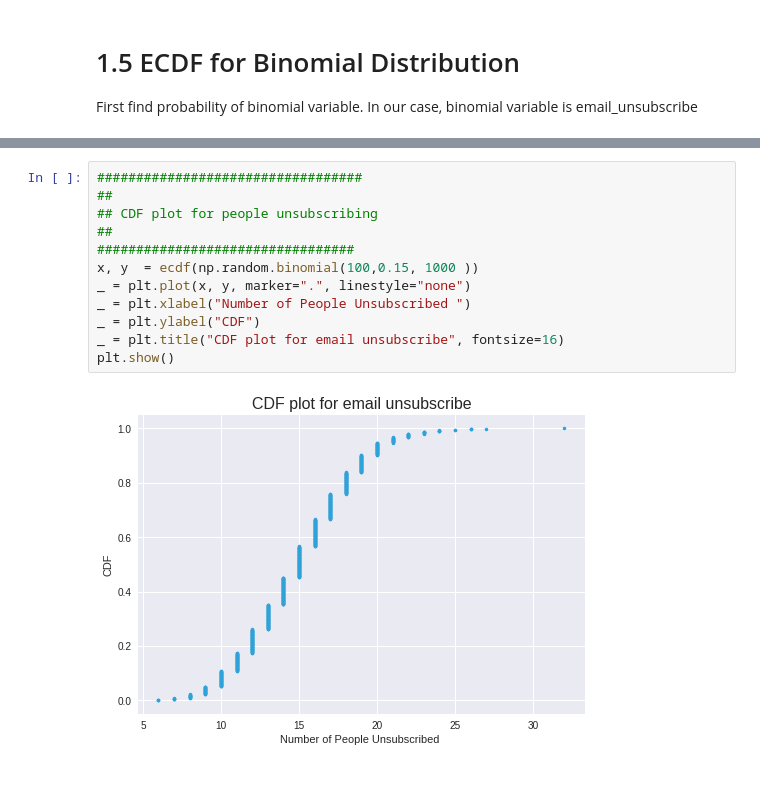
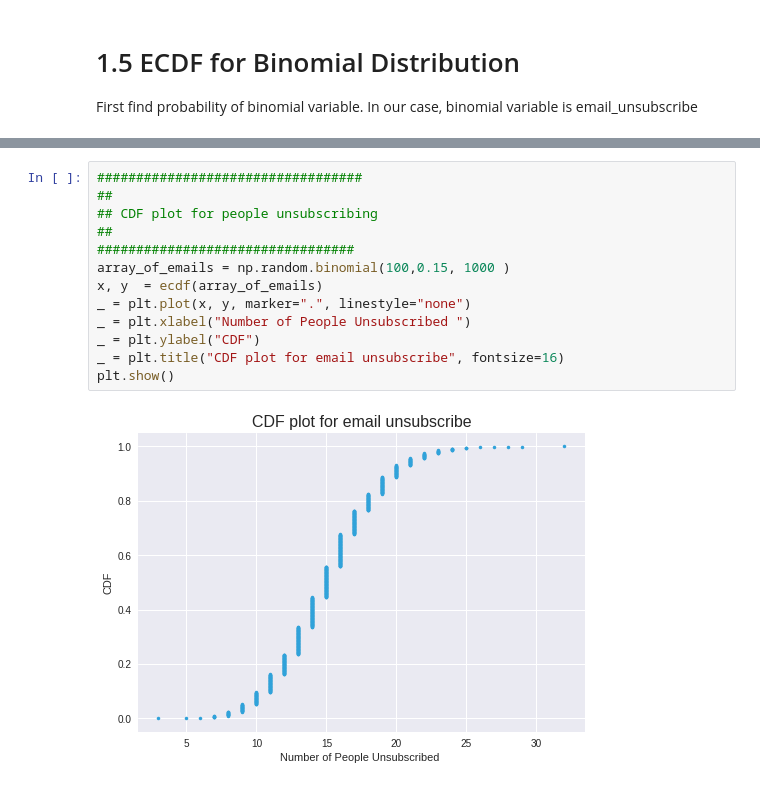
Before and after one commit to amdgd/team-old, a Jupyter notebook: src/EDA/BO Sample Data.ipynb, the cells around one changed output, grey strips where cells are left out. Saved outputs shown, nothing was run; the diff lists cells and outputs as text.

```diff
--- a/src/EDA/BO Sample Data.ipynb
+++ b/src/EDA/BO Sample Data.ipynb
@@ -421,14 +439,15 @@ plt.show()
 # %%
 ##################################
 ##
 ## CDF plot for people unsubscribing
 ##
 #################################
-x, y  = ecdf(np.random.binomial(100,0.15, 1000 ))
+array_of_emails = np.random.binomial(100,0.15, 1000 )
+x, y  = ecdf(array_of_emails)
 _ = plt.plot(x, y, marker=".", linestyle="none")
 _ = plt.xlabel("Number of People Unsubscribed ")
 _ = plt.ylabel("CDF")
 _ = plt.title("CDF plot for email unsubscribe", fontsize=16)
 plt.show()
 # %% [output]
-[figure, old version]
+[figure, new version]
```
Also changed, not shown: parts of 10 cells of this notebook, 12 other files.
